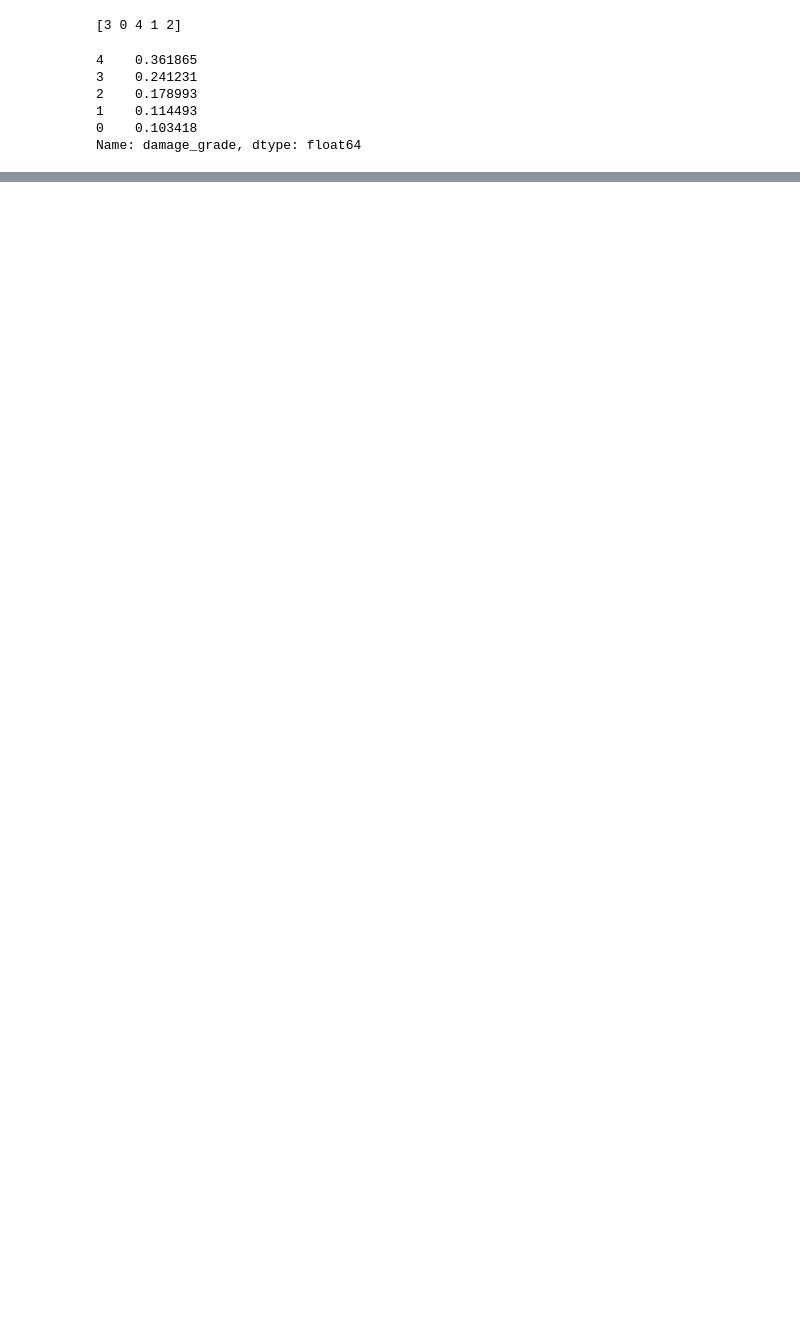
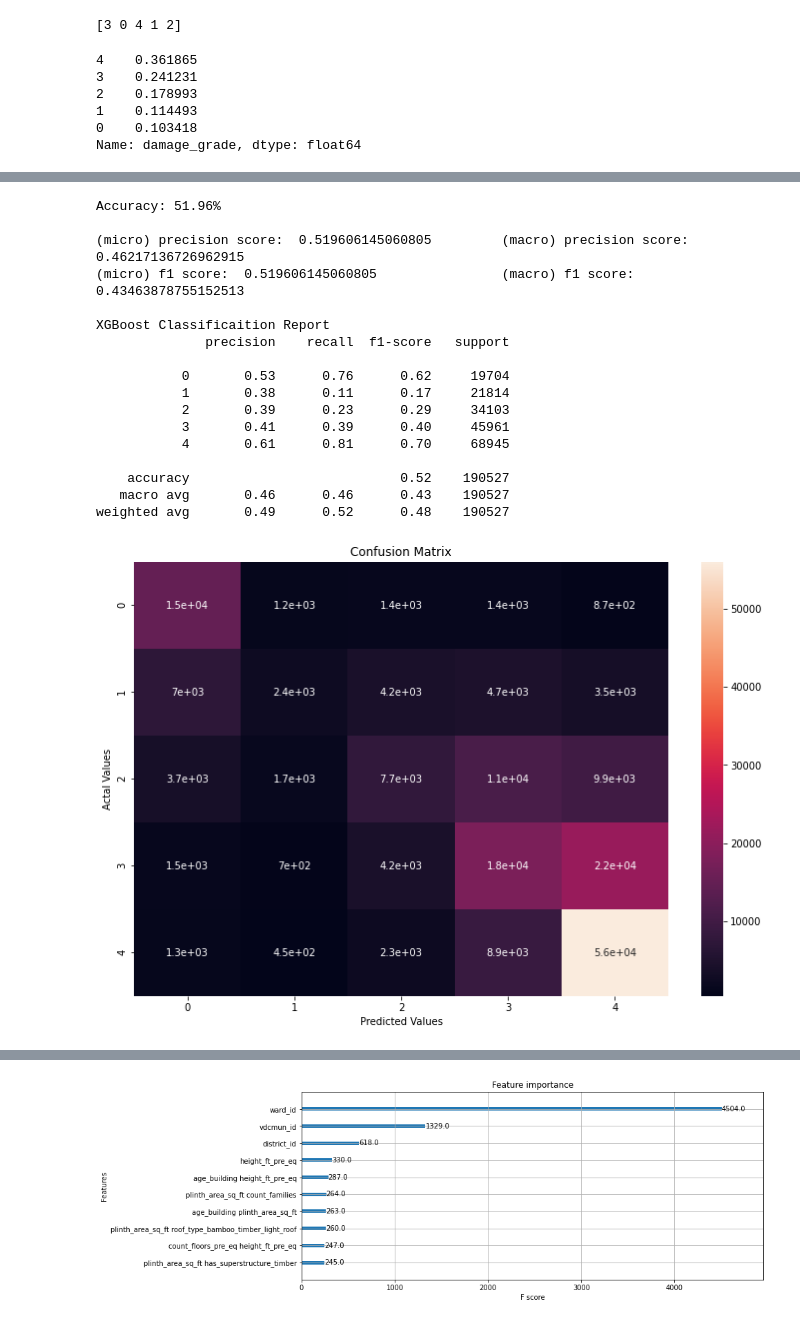
Before and after one commit to JesselyEnriquez/climateJustice, a Jupyter notebook: Code/Modeling/xgboost_classifier.ipynb, the cells around one changed output, grey strips where cells are left out. Saved outputs shown, nothing was run; the diff lists cells and outputs as text; code cells hidden in the pictures; blank space fills up the shorter version.

```diff
--- a/Code/Modeling/xgboost_classifier.ipynb
+++ b/Code/Modeling/xgboost_classifier.ipynb
@@ -610,0 +658,40 @@ plot_xgb_importance(model_poly,num_features=10)
+# %%
+first_2hund = X_poly_df[X_poly_non_sq[:200]]
+X_train_poly, X_test_poly, y_train_poly, y_test_poly = train_test_split(first_2hund,
+                                                    y, #test_size=.4,
+                                                    stratify=y,
+                                                    shuffle=True,
+                                                    random_state=42)
+
+%%time
+# instantiating first model (most of these are defaults)
+model_poly = XGBClassifier(objective='multi:softmax',
+                      seed=42,
+                      n_estimators=50,
+                      learning_rate=0.1,
+                      booster='gbtree',
+                      reg_alpha=0,
+                      max_delta_step=0)
+model_poly.fit(X_train_poly,y_train_poly)
+
+preds_N_cm(model_poly,X_train_poly,y_train_poly,X_test_poly,y_test_poly)
+plot_xgb_importance(model_poly,num_features=10)
+# %% [output]
+Accuracy: 51.96%
+
+(micro) precision score:  0.519606145060805         (macro) precision score:  0.46217136726962915
+(micro) f1 score:  0.519606145060805                (macro) f1 score:  0.43463878755152513
+
+XGBoost Classificaition Report
+              precision    recall  f1-score   support
+
+           0       0.53      0.76      0.62     19704
+           1       0.38      0.11      0.17     21814
+           2       0.39      0.23      0.29     34103
+           3       0.41      0.39      0.40     45961
+           4       0.61      0.81      0.70     68945
+
+    accuracy                           0.52    190527
+   macro avg       0.46      0.46      0.43    190527
+weighted avg       0.49      0.52      0.48    190527
+[figure, added]
@@ -610,0 +700 @@ plot_xgb_importance(model_poly,num_features=10)
+[figure, added]
```
Also changed, not shown: parts of 11 cells of this notebook.
